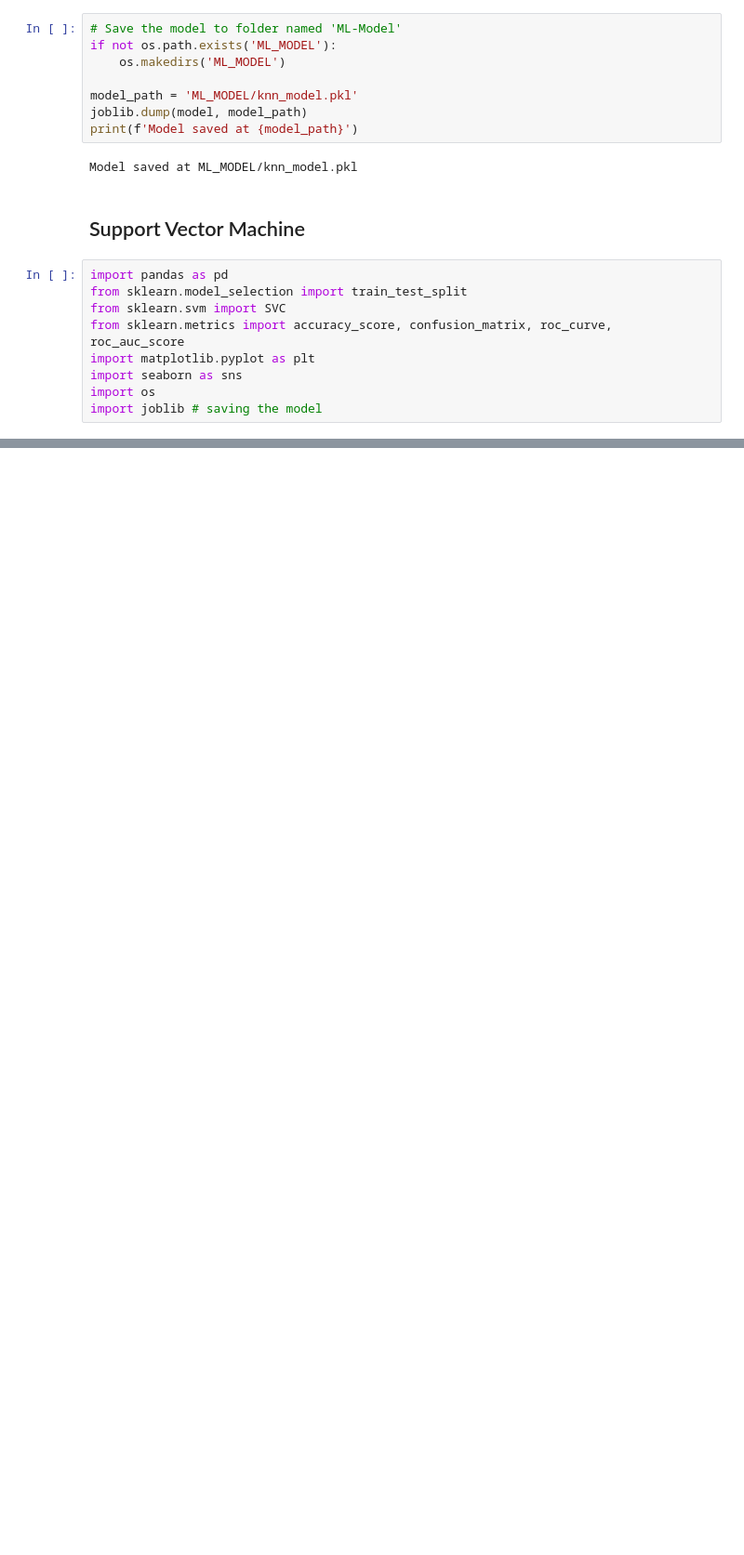
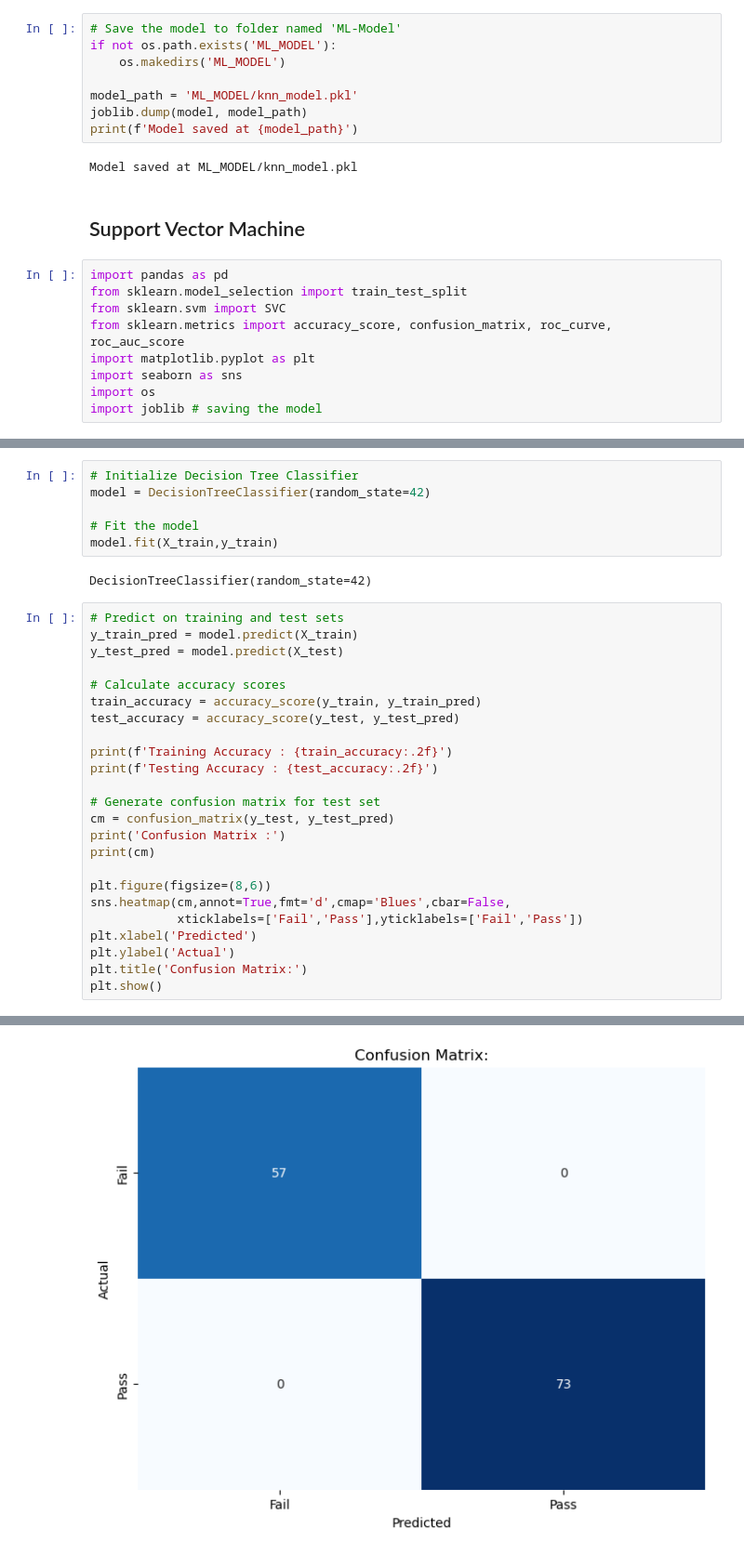
Before and after one commit to San2magar/Student-Analysis-Performance_using_ML, a Jupyter notebook: Student_Performance_Analysis.ipynb, the cells around one changed output, grey strips where cells are left out. Shown at 93% size. Saved outputs shown, nothing was run; the diff lists cells and outputs as text; blank space fills up the shorter version.

Commit message:
DataClassifier training data

```diff
--- a/Student_Performance_Analysis.ipynb
+++ b/Student_Performance_Analysis.ipynb
@@ -1113,0 +1125,33 @@ import joblib # saving the model
+# %%
+# Initialize Decision Tree Classifier
+model = DecisionTreeClassifier(random_state=42)
+
+# Fit the model
+model.fit(X_train,y_train)
+# %% [output]
+DecisionTreeClassifier(random_state=42)
+# %%
+# Predict on training and test sets
+y_train_pred = model.predict(X_train)
+y_test_pred = model.predict(X_test)
+
+# Calculate accuracy scores
+train_accuracy = accuracy_score(y_train, y_train_pred)
+test_accuracy = accuracy_score(y_test, y_test_pred)
+
+print(f'Training Accuracy : {train_accuracy:.2f}')
+print(f'Testing Accuracy : {test_accuracy:.2f}')
+
+# Generate confusion matrix for test set
+cm = confusion_matrix(y_test, y_test_pred)
+print('Confusion Matrix :')
+print(cm)
+
+plt.figure(figsize=(8,6))
+sns.heatmap(cm,annot=True,fmt='d',cmap='Blues',cbar=False,
+            xticklabels=['Fail','Pass'],yticklabels=['Fail','Pass'])
+plt.xlabel('Predicted')
+plt.ylabel('Actual')
+plt.title('Confusion Matrix:')
+plt.show()
+# %% [output]
@@ -1113,0 +1163 @@ import joblib # saving the model
+[figure, added]
```
Also changed, not shown: parts of 3 cells of this notebook.
